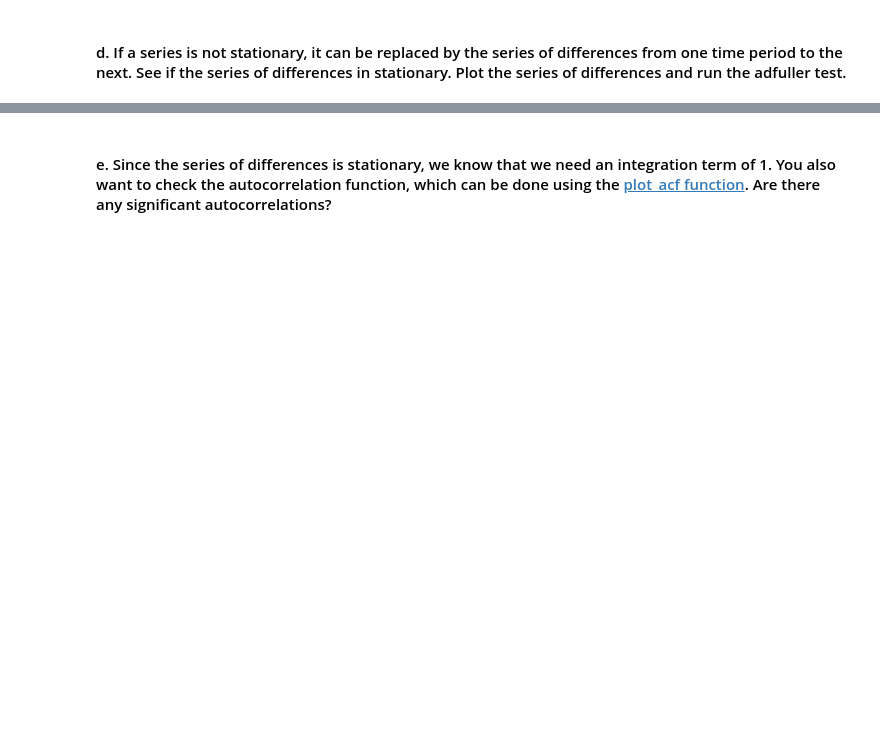
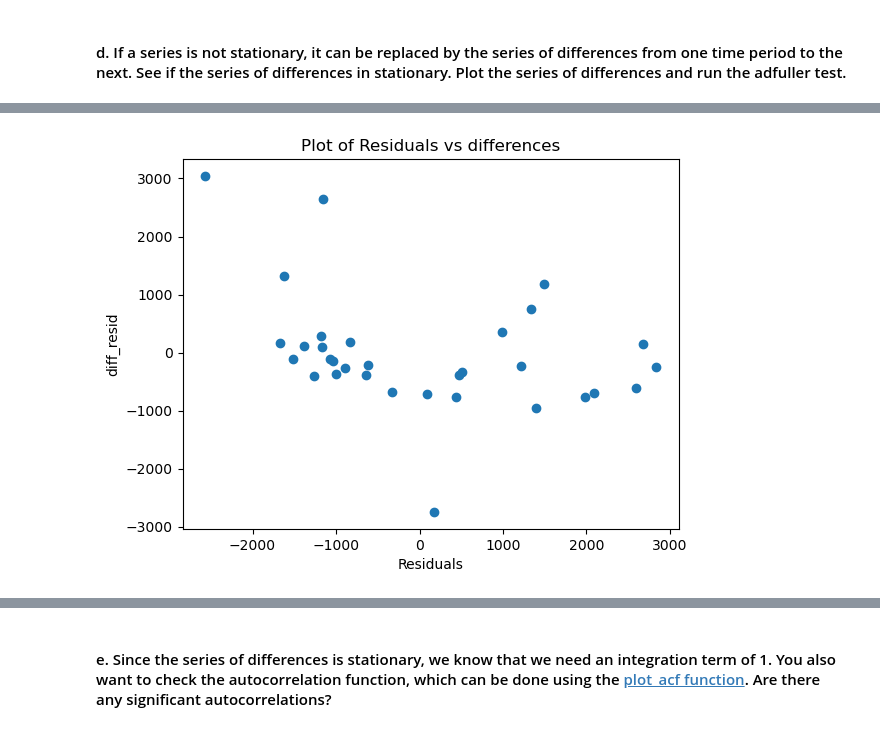
Before and after one commit to nss-data-science-cohort-8/un-linear-regression-DrewRichard7, a Jupyter notebook: notebooks/linear_regression_practice.ipynb, the cells around one changed output, grey strips where cells are left out. Saved outputs shown, nothing was run; the diff lists cells and outputs as text; code cells hidden in the pictures; blank space fills up the shorter version.

```diff
--- a/notebooks/linear_regression_practice.ipynb
+++ b/notebooks/linear_regression_practice.ipynb
@@ -589,0 +588,5 @@ sm.tsa.stattools.adfuller(us_data['GDP_Per_Capita'])
+# %%
+# differencing
+us_data['diff_resid'] = us_data['lag_residuals']-us_data['residuals']
+us_data = us_data.dropna()
+us_data.head(5)
@@ -589,0 +605,9 @@ sm.tsa.stattools.adfuller(us_data['GDP_Per_Capita'])
+# %%
+# Plot residuals vs. lagged residuals
+plt.scatter(us_data['residuals'], us_data['diff_resid'])
+plt.xlabel('Residuals')
+plt.ylabel('diff_resid')
+plt.title('Plot of Residuals vs differences')
+plt.show()
+# %% [output]
+[figure, added]
```
Also changed, not shown: parts of 10 cells of this notebook.
